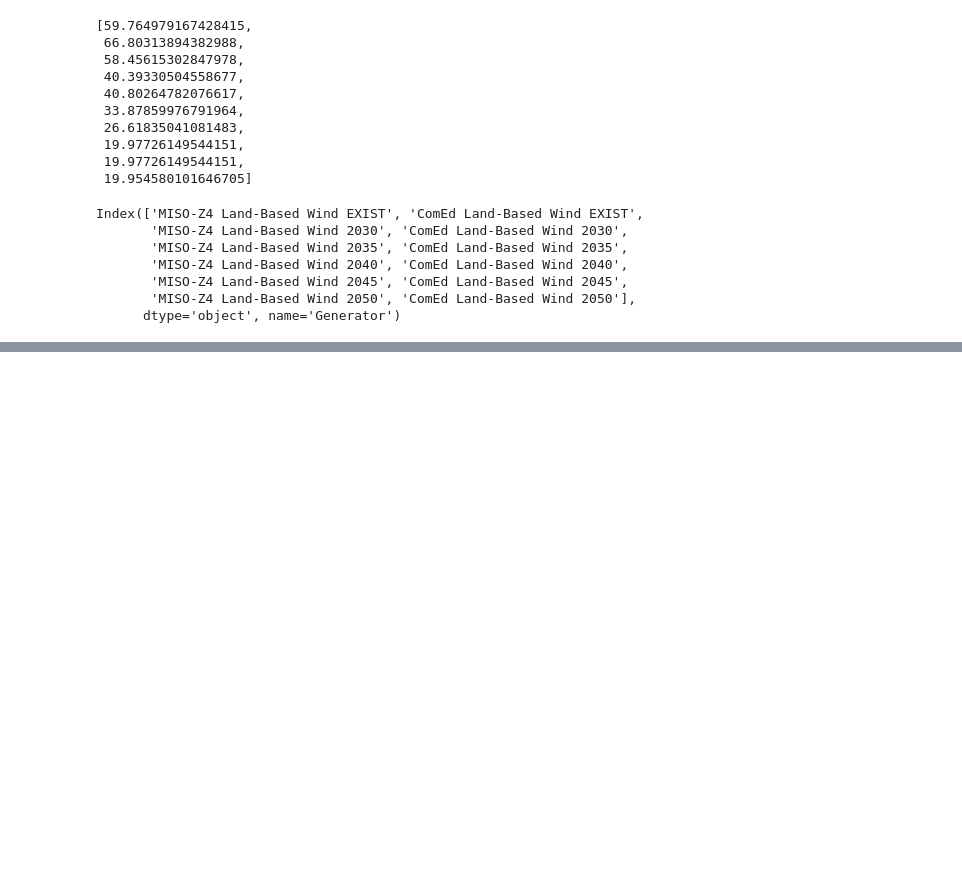
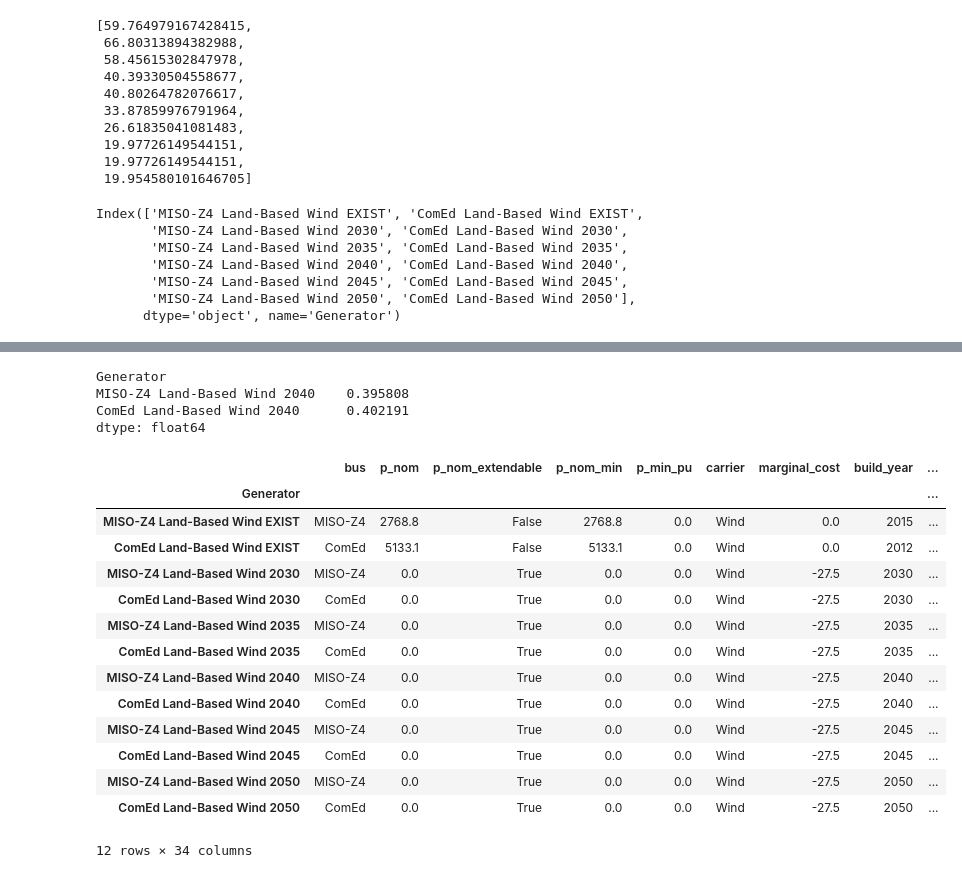
Before and after one commit to ucsusa/pypsa-illinois, a Jupyter notebook: notebooks/02-adv-nuclear-sensitivity.ipynb, the cells around one changed output, grey strips where cells are left out. Saved outputs shown, nothing was run; the diff lists cells and outputs as text; code cells hidden in the pictures; blank space fills up the shorter version.

```diff
--- a/notebooks/02-adv-nuclear-sensitivity.ipynb
+++ b/notebooks/02-adv-nuclear-sensitivity.ipynb
@@ -549,3 +545,28 @@ Index(['MISO-Z4 Land-Based Wind 2030', 'ComEd Land-Based Wind 2030',
+# %%
+((n.generators_t.p_max_pu[wind_vintage] / (n.generators_t.p_max_pu[wind_vintage].sum() / (len(n.snapshots))) * wind_cf)).loc[2030].sum()/8760
+# %% [output]
+Generator
+MISO-Z4 Land-Based Wind 2040    0.395808
+ComEd Land-Based Wind 2040      0.402191
+dtype: float64
 # %%
 n.generators_t.p_max_pu.loc[:, wind_gen] = ((n.generators_t.p_max_pu[wind_gen] / (
     n.generators_t.p_max_pu[wind_gen].sum() / (len(n.snapshots))) * wind_cf))
+# %%
+nc.generators[nc.generators.carrier=='Wind']
+# %% [output]
+|  | bus | p_nom | p_nom_extendable | p_nom_min | p_min_pu | carrier | marginal_cost | build_year | ... |
+| Generator |  |  |  |  |  |  |  |  | ... |
+| MISO-Z4 Land-Based Wind EXIST | MISO-Z4 | 2768.8 | False | 2768.8 | 0.0 | Wind | 0.0 | 2015 | ... |
+| ComEd Land-Based Wind EXIST | ComEd | 5133.1 | False | 5133.1 | 0.0 | Wind | 0.0 | 2012 | ... |
+| MISO-Z4 Land-Based Wind 2030 | MISO-Z4 | 0.0 | True | 0.0 | 0.0 | Wind | -27.5 | 2030 | ... |
+| ComEd Land-Based Wind 2030 | ComEd | 0.0 | True | 0.0 | 0.0 | Wind | -27.5 | 2030 | ... |
+| MISO-Z4 Land-Based Wind 2035 | MISO-Z4 | 0.0 | True | 0.0 | 0.0 | Wind | -27.5 | 2035 | ... |
+| ComEd Land-Based Wind 2035 | ComEd | 0.0 | True | 0.0 | 0.0 | Wind | -27.5 | 2035 | ... |
+| MISO-Z4 Land-Based Wind 2040 | MISO-Z4 | 0.0 | True | 0.0 | 0.0 | Wind | -27.5 | 2040 | ... |
+| ComEd Land-Based Wind 2040 | ComEd | 0.0 | True | 0.0 | 0.0 | Wind | -27.5 | 2040 | ... |
+| MISO-Z4 Land-Based Wind 2045 | MISO-Z4 | 0.0 | True | 0.0 | 0.0 | Wind | -27.5 | 2045 | ... |
+| ComEd Land-Based Wind 2045 | ComEd | 0.0 | True | 0.0 | 0.0 | Wind | -27.5 | 2045 | ... |
+| MISO-Z4 Land-Based Wind 2050 | MISO-Z4 | 0.0 | True | 0.0 | 0.0 | Wind | -27.5 | 2050 | ... |
+| ComEd Land-Based Wind 2050 | ComEd | 0.0 | True | 0.0 | 0.0 | Wind | -27.5 | 2050 | ... |
+12 rows × 34 columns
```
Also changed, not shown: parts of 7 cells of this notebook, 3 other files.
